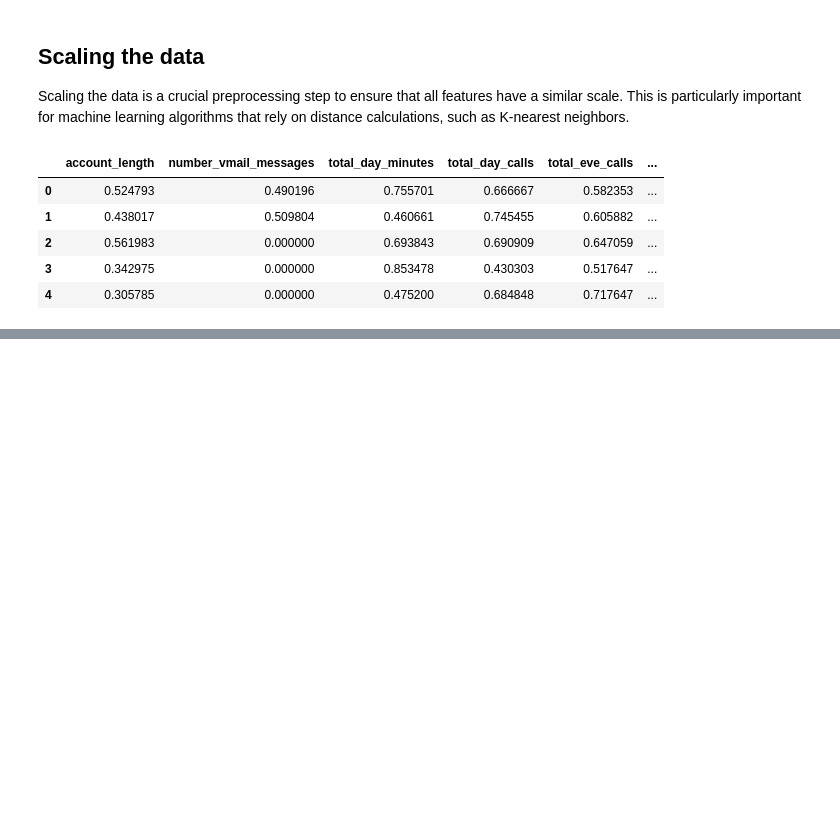
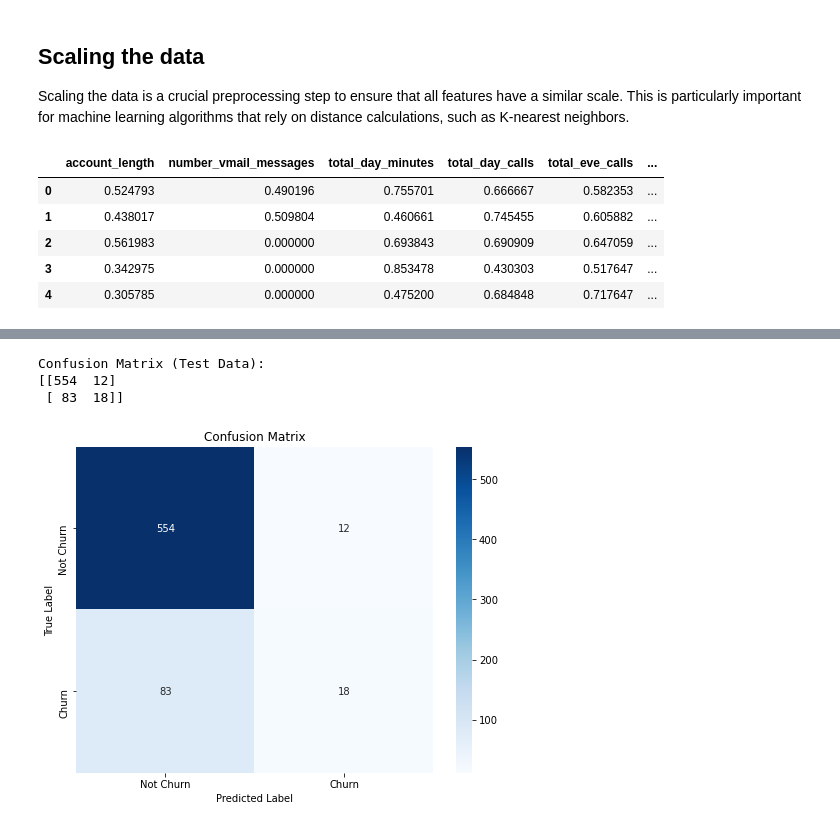
Before and after one commit to juliettmwaura/Phase-3-Project, a Jupyter notebook: Telecomms.ipynb, the cells around one changed output, grey strips where cells are left out. Saved outputs shown, nothing was run; the diff lists cells and outputs as text; code cells hidden in the pictures; blank space fills up the shorter version.

```diff
--- a/Telecomms.ipynb
+++ b/Telecomms.ipynb
@@ -543,0 +546,11 @@ df.head()
+# %%
+# Define the target variable and the feature matrix
+y = df['churn']
+X = df.drop('churn', axis=1)
+
+# Perform the train-test split
+X_train, X_test, y_train, y_test = train_test_split(X, y, test_size=0.2, random_state=42)
+
+# Check the shapes of the split data
+print("Train set size:", X_train.shape[0])
+print("Test set size:", X_test.shape[0])
@@ -543,0 +730,25 @@ df.head()
+# %%
+# Import necessary libraries
+import seaborn as sns
+
+# Compute the confusion matrix for test data
+conf_matrix = confusion_matrix(y_test, y_test_pred)
+
+# Print the confusion matrix
+print("\nConfusion Matrix (Test Data):")
+print(conf_matrix)
+
+# Plot the confusion matrix
+plt.figure(figsize=(8, 6))
+sns.heatmap(conf_matrix, annot=True, cmap='Blues', fmt='d',
+            xticklabels=['Not Churn', 'Churn'],
+            yticklabels=['Not Churn', 'Churn'])
+plt.xlabel('Predicted Label')
+plt.ylabel('True Label')
+plt.title('Confusion Matrix')
+plt.show()
+# %% [output]
+Confusion Matrix (Test Data):
+[[554  12]
+ [ 83  18]]
+[figure, added]
```
Also changed, not shown: parts of 36 cells of this notebook.
